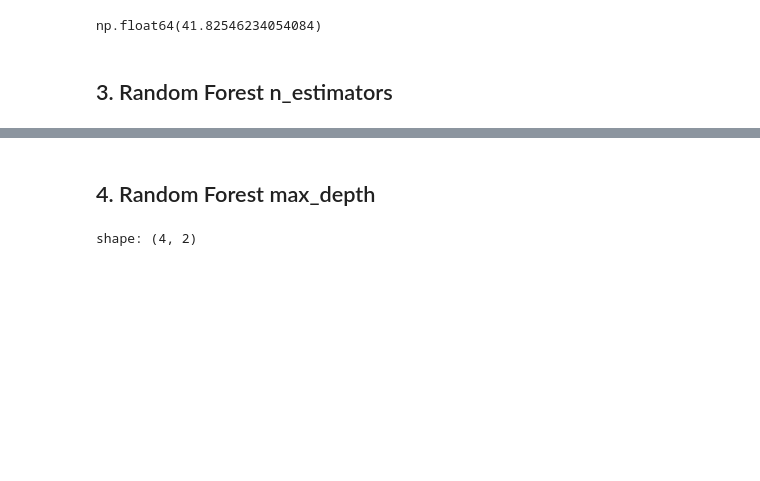
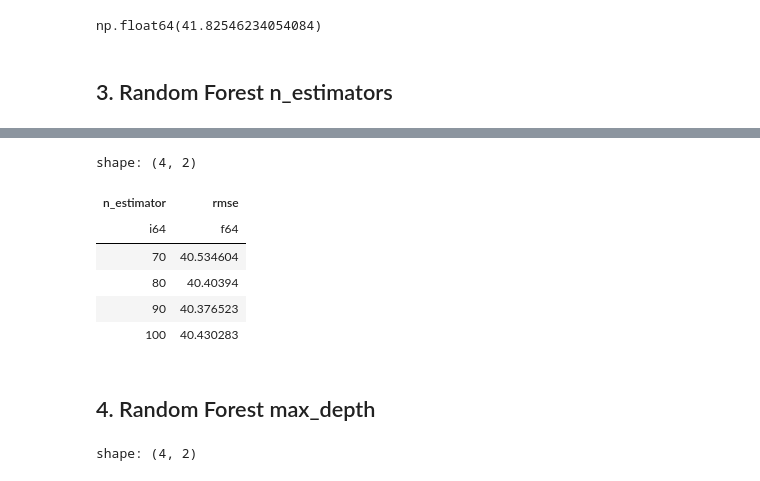
Before and after one commit to NikkiSatmaka/ml-zoomcamp, a Jupyter notebook: notebooks/homework_06.ipynb, the cells around one changed output, grey strips where cells are left out. Cells and saved outputs as stored; diff of their text form; code cells hidden in the pictures; blank space fills up the shorter version.

```diff
--- a/notebooks/homework_06.ipynb
+++ b/notebooks/homework_06.ipynb
@@ -135,6 +139,16 @@ df_score = pl.DataFrame(scores, schema=["n_estimator", "rmse"], orient="row")
 df_score.plot.line(x="n_estimator", y="rmse").configure_scale(zero=False)
 # %% [output]
 [interactive output not drawn]
+# %%
+df_score.filter(pl.col("n_estimator").is_between(70, 100))
+# %% [output]
+shape: (4, 2)
+| n_estimator | rmse |
+| i64 | f64 |
+| 70 | 40.534604 |
+| 80 | 40.40394 |
+| 90 | 40.376523 |
+| 100 | 40.430283 |
 # %% [markdown]
 ## 4. Random Forest max_depth
 # %%
```
Also changed, not shown: parts of 19 cells of this notebook.
